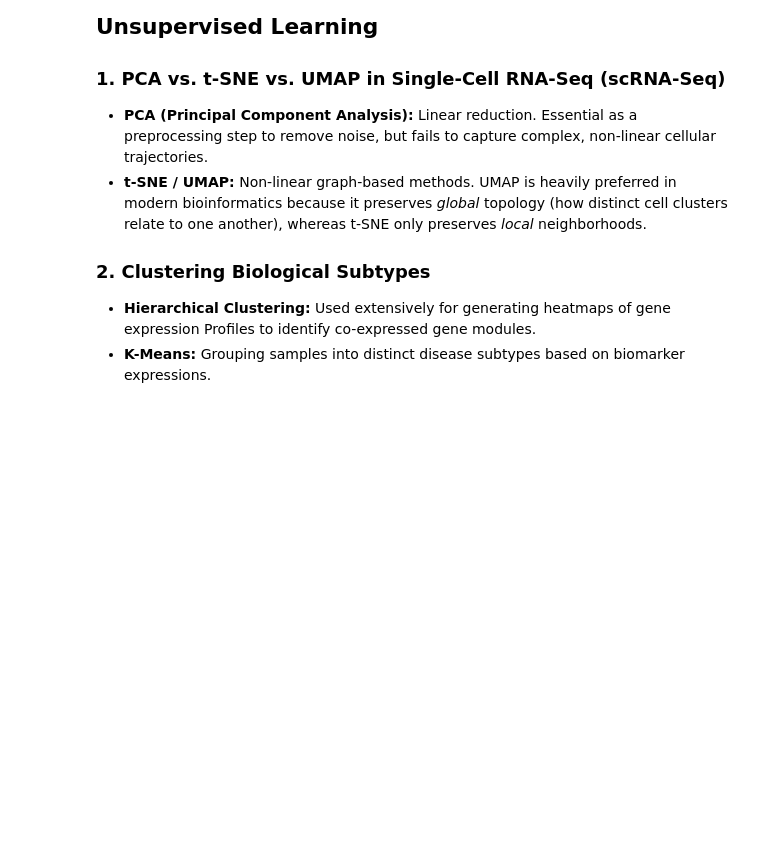
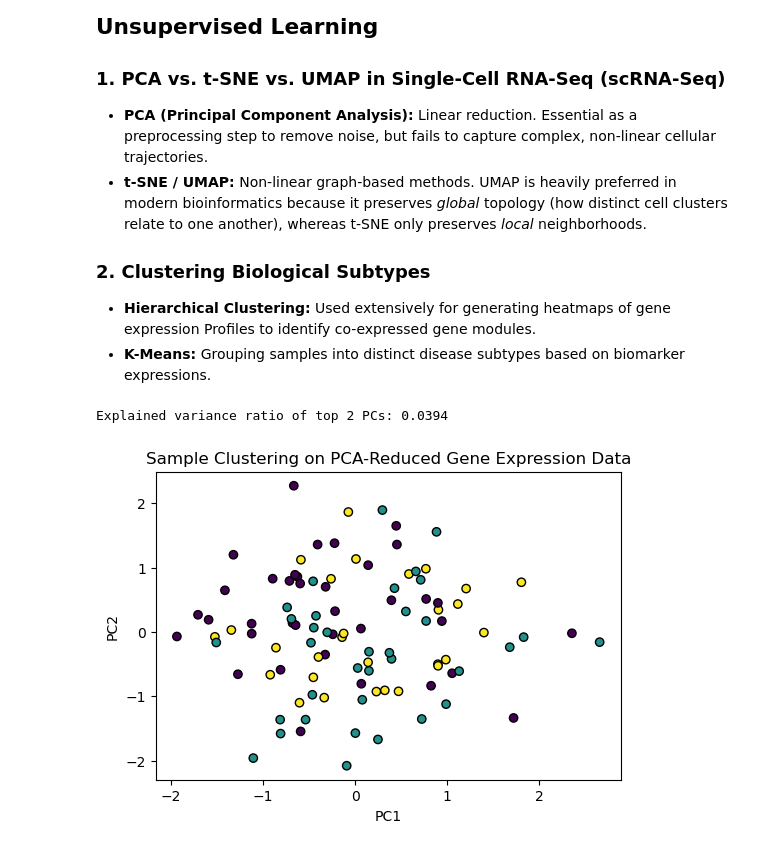
Before and after one commit to trinabh12/AI_ML_in_Biology_notes, a Jupyter notebook: practice.ipynb, the cells around one changed output. Saved outputs shown, nothing was run; the diff lists cells and outputs as text; code cells hidden in the pictures; blank space fills up the shorter version.

```diff
--- a/practice.ipynb
+++ b/practice.ipynb
@@ -46,3 +46,31 @@ One-Hot Encoded Peptide (A, G, C):
 ### 2. Clustering Biological Subtypes
 *   **Hierarchical Clustering:** Used extensively for generating heatmaps of gene expression Profiles to identify co-expressed gene modules.
 *   **K-Means:** Grouping samples into distinct disease subtypes based on biomarker expressions.
+# %%
+import matplotlib.pyplot as plt
+from sklearn.decomposition import PCA
+from sklearn.cluster import AgglomerativeClustering
+
+# Simulating high-dimensional RNA-Seq data (100 samples, 500 genes)
+np.random.seed(42)
+rna_seq_data = np.random.rand(100, 500)
+
+# Apply PCA to reduce to top components
+pca = PCA(n_components=10)
+pca_features = pca.fit_transform(rna_seq_data)
+print(f"Explained variance ratio of top 2 PCs: {pca.explained_variance_ratio_[:2].sum():.4f}")
+
+# Hierarchical clustering to find 3 distinct sample sub-populations
+cluster = AgglomerativeClustering(n_clusters=3, metric='euclidean', linkage='ward')
+cluster_labels = cluster.fit_predict(pca_features)
+
+# Quick visual of the first two principal components color-coded by cluster
+plt.figure(figsize=(6, 4))
+plt.scatter(pca_features[:, 0], pca_features[:, 1], c=cluster_labels, cmap='viridis', edgecolors='k')
+plt.title("Sample Clustering on PCA-Reduced Gene Expression Data")
+plt.xlabel("PC1")
+plt.ylabel("PC2")
+plt.show()
+# %% [output]
+Explained variance ratio of top 2 PCs: 0.0394
+[figure, added]
```
